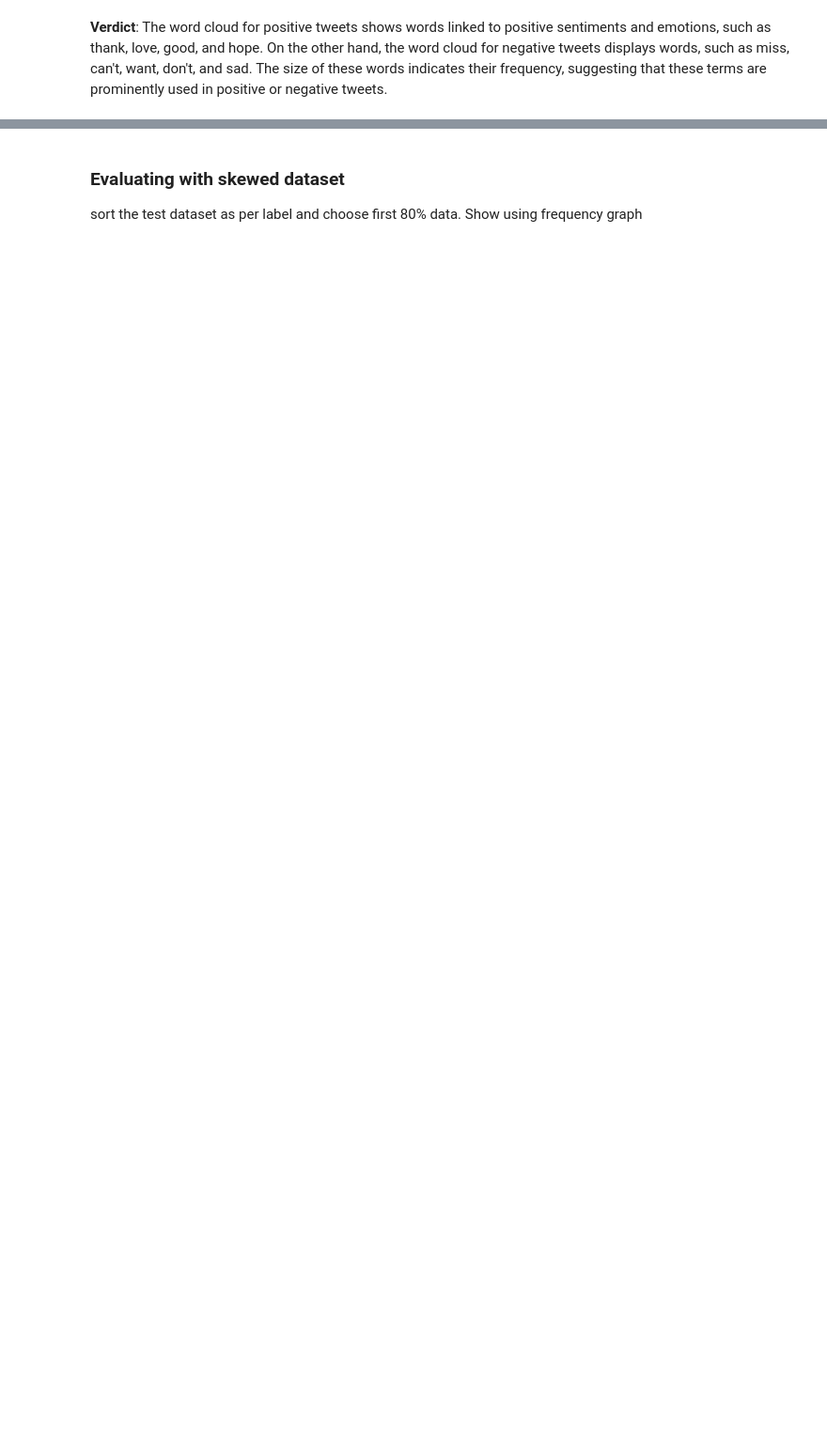
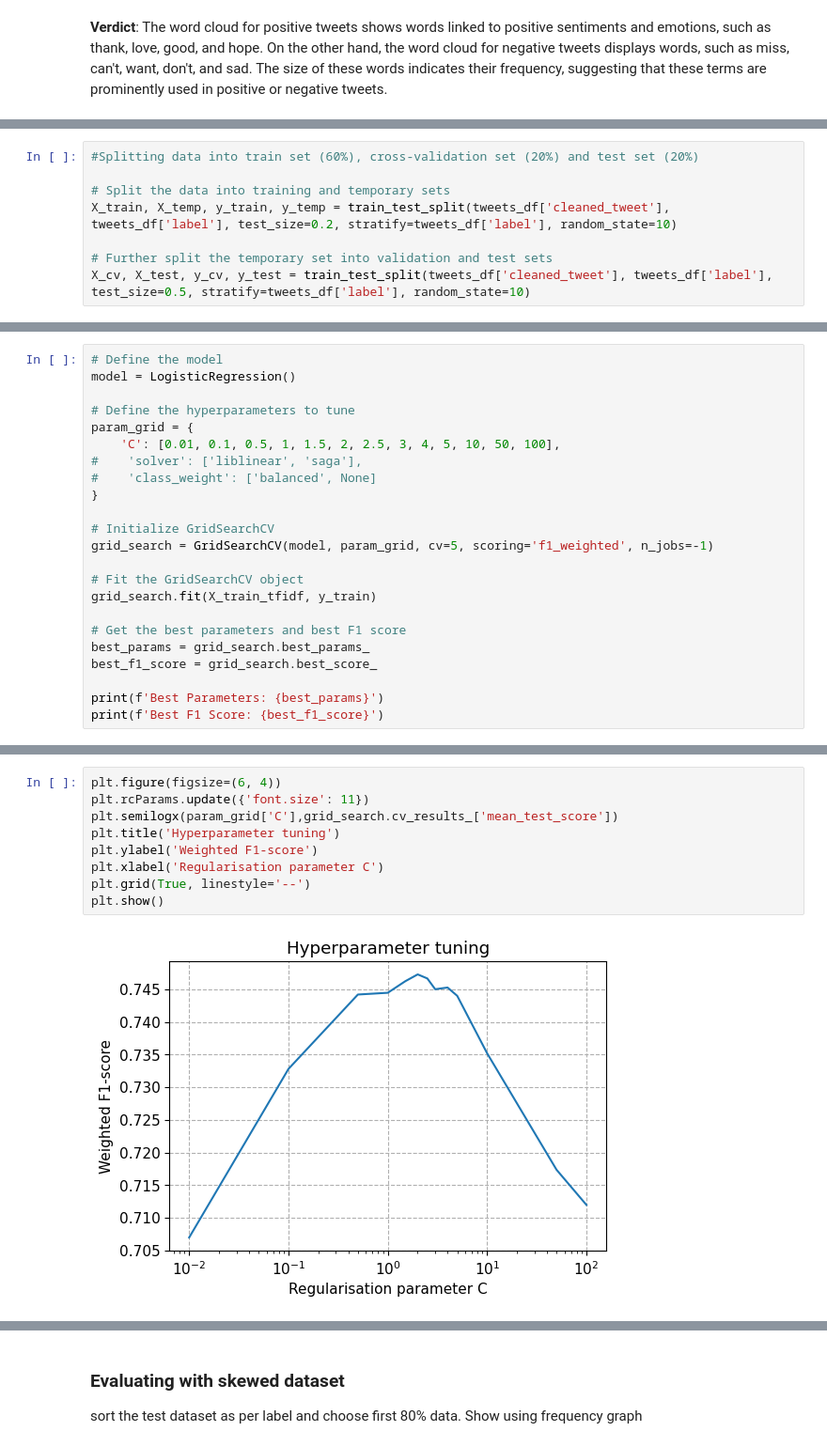
Before and after one commit to ankitskr/Sentiment_Analysis, a Jupyter notebook: TSA_Skewed_Dataset - Copy.ipynb, the cells around one changed output, grey strips where cells are left out. Shown at 94% size. Drawn from its saved outputs; the diff is of its cells as text; blank space fills up the shorter version.

```diff
--- a/TSA_Skewed_Dataset - Copy.ipynb
+++ b/TSA_Skewed_Dataset - Copy.ipynb
@@ -475,0 +246,8 @@ plot_model_eval_report(model_eval_report)
+# %%
+#Splitting data into train set (60%), cross-validation set (20%) and test set (20%)
+
+# Split the data into training and temporary sets
+X_train, X_temp, y_train, y_temp = train_test_split(tweets_df['cleaned_tweet'], tweets_df['label'], test_size=0.2, stratify=tweets_df['label'], random_state=10)
+
+# Further split the temporary set into validation and test sets
+X_cv, X_test, y_cv, y_test = train_test_split(tweets_df['cleaned_tweet'], tweets_df['label'], test_size=0.5, stratify=tweets_df['label'], random_state=10)
@@ -475,0 +345,23 @@ plot_model_eval_report(model_eval_report)
+# %%
+# Define the model
+model = LogisticRegression()
+
+# Define the hyperparameters to tune
+param_grid = {
+    'C': [0.01, 0.1, 0.5, 1, 1.5, 2, 2.5, 3, 4, 5, 10, 50, 100],
+#    'solver': ['liblinear', 'saga'],
+#    'class_weight': ['balanced', None]
+}
+
+# Initialize GridSearchCV
+grid_search = GridSearchCV(model, param_grid, cv=5, scoring='f1_weighted', n_jobs=-1)
+
+# Fit the GridSearchCV object
+grid_search.fit(X_train_tfidf, y_train)
+
+# Get the best parameters and best F1 score
+best_params = grid_search.best_params_
+best_f1_score = grid_search.best_score_
+
+print(f'Best Parameters: {best_params}')
+print(f'Best F1 Score: {best_f1_score}')
@@ -475,0 +371,11 @@ plot_model_eval_report(model_eval_report)
+# %%
+plt.figure(figsize=(6, 4))
+plt.rcParams.update({'font.size': 11})
+plt.semilogx(param_grid['C'],grid_search.cv_results_['mean_test_score'])
+plt.title('Hyperparameter tuning')
+plt.ylabel('Weighted F1-score')
+plt.xlabel('Regularisation parameter C')
+plt.grid(True, linestyle='--')
+plt.show()
+# %% [output]
+[figure, added]
```
Also changed, not shown: parts of 43 cells of this notebook.
